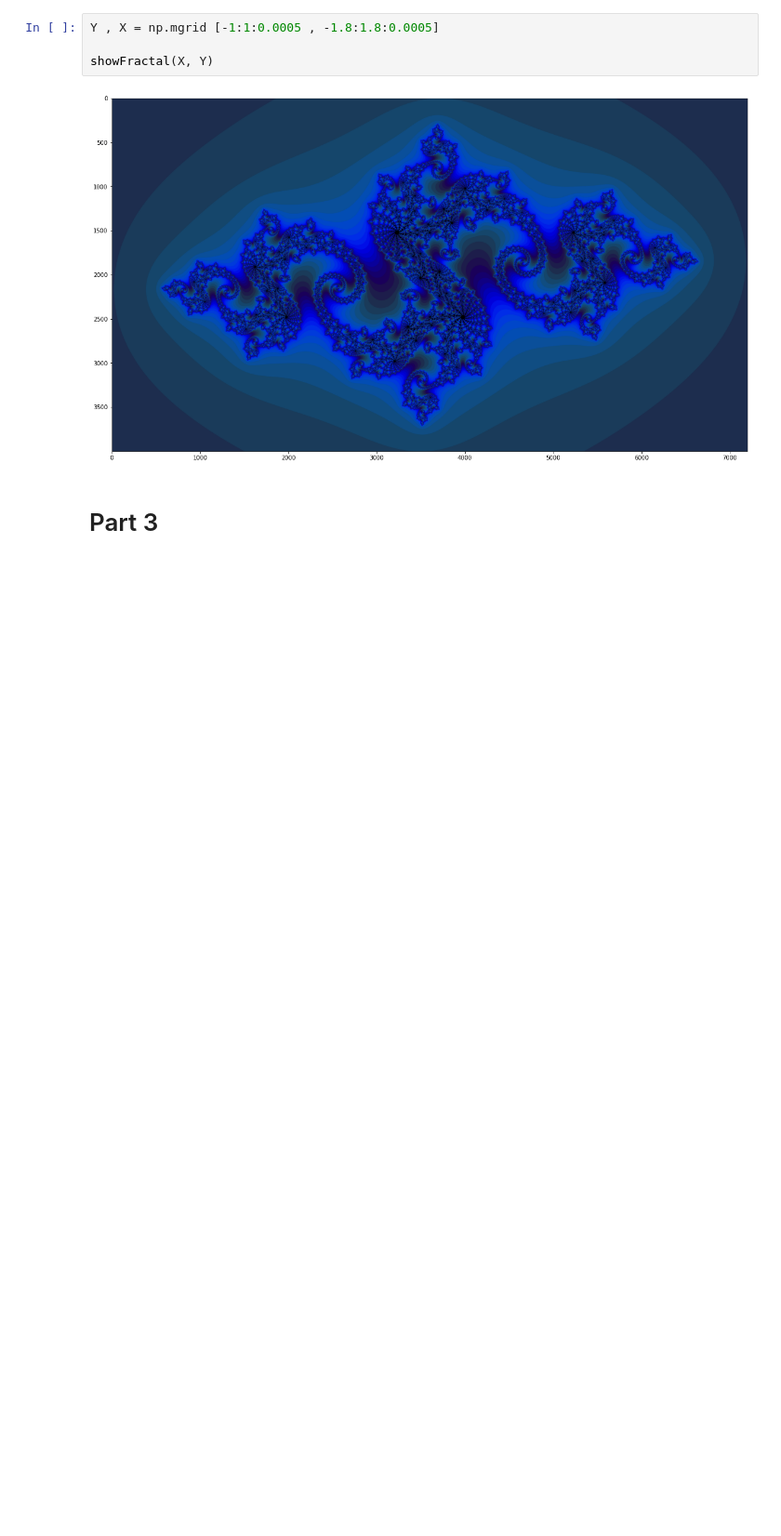
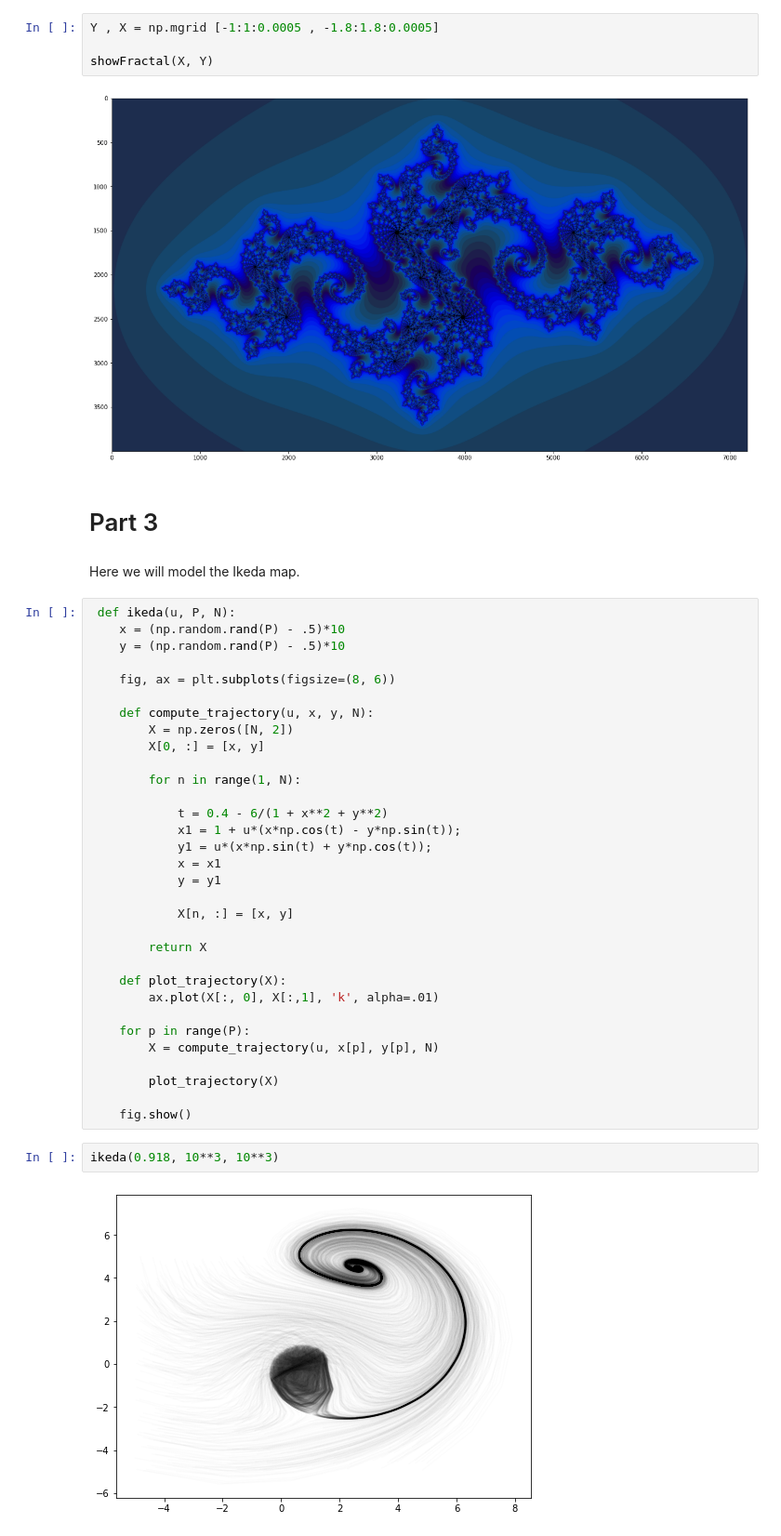
Before and after one commit to sambethune/pattern_analysis, a Jupyter notebook: demo_sheet_1/Demo Sheet 1.ipynb, the cells around one changed output. Shown at 93% size. Saved outputs shown, nothing was run; the diff lists cells and outputs as text; blank space fills up the shorter version.

```diff
--- a/demo_sheet_1/Demo Sheet 1.ipynb
+++ b/demo_sheet_1/Demo Sheet 1.ipynb
@@ -153,3 +153,41 @@ showFractal(X, Y)
 [figure]
 # %% [markdown]
 # Part 3
+# %% [markdown]
+Here we will model the Ikeda map.
+# %%
+ def ikeda(u, P, N):
+    x = (np.random.rand(P) - .5)*10
+    y = (np.random.rand(P) - .5)*10
+
+    fig, ax = plt.subplots(figsize=(8, 6))
+
+    def compute_trajectory(u, x, y, N):
+        X = np.zeros([N, 2])
+        X[0, :] = [x, y]
+
+        for n in range(1, N):
+
+            t = 0.4 - 6/(1 + x**2 + y**2)
+            x1 = 1 + u*(x*np.cos(t) - y*np.sin(t));
+            y1 = u*(x*np.sin(t) + y*np.cos(t));
+            x = x1
+            y = y1
+
+            X[n, :] = [x, y]
+
+        return X
+
+    def plot_trajectory(X):
+        ax.plot(X[:, 0], X[:,1], 'k', alpha=.01)
+
+    for p in range(P):
+        X = compute_trajectory(u, x[p], y[p], N)
+
+        plot_trajectory(X)
+
+    fig.show()
+# %%
+ikeda(0.918, 10**3, 10**3)
+# %% [output]
+[figure, added]
```
